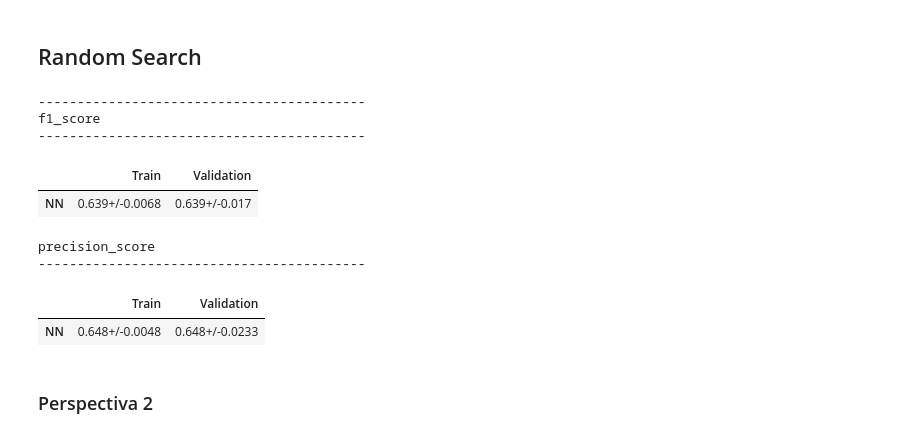
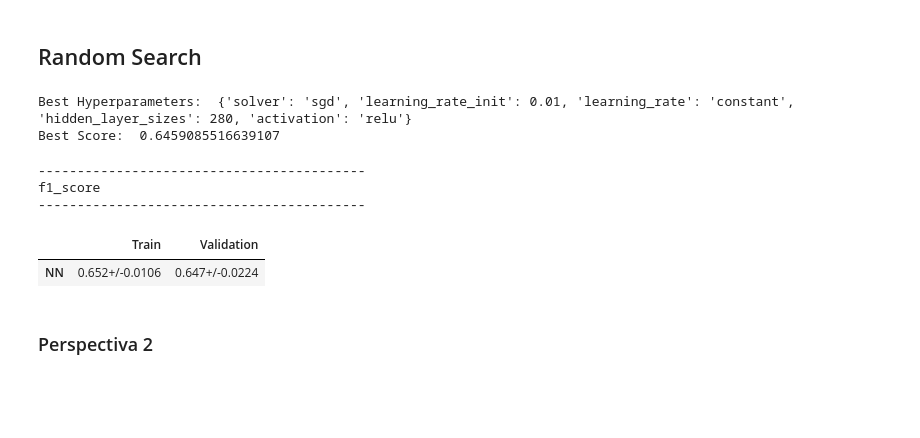
Before and after one commit to dalmeida64/NOVAIMS_EDSB25_30, a Jupyter notebook: src/03_Models/0304_Neural_Networks.ipynb, the cells around one changed output. Saved outputs shown, nothing was run; the diff lists cells and outputs as text; code cells hidden in the pictures; blank space fills up the shorter version.

```diff
--- a/src/03_Models/0304_Neural_Networks.ipynb
+++ b/src/03_Models/0304_Neural_Networks.ipynb
@@ -140,22 +162,30 @@ point_plot(results_train, results_val, names)
+# %%
+random_search.fit(X_data, y_data)
+
+# Print the best hyperparameters and corresponding score
+print("Best Hyperparameters: ", random_search.best_params_)
+print("Best Score: ", random_search.best_score_)
+# %% [output]
+Best Hyperparameters:  {'solver': 'sgd', 'learning_rate_init': 0.01, 'learning_rate': 'constant', 'hidden_layer_sizes': 280, 'activation': 'relu'}
+Best Score:  0.6459085516639107
+# %%
+final_model_nn = MLPClassifier(activation = 'relu',
+                               hidden_layer_sizes = (280),
+                               learning_rate = 'constant',
+                               learning_rate_init = 0.01,
+                               solver = 'sgd', max_iter = 2000, random_state = 99)
 # %%
 df_all = pd.DataFrame(columns = ['Train','Validation'], index = ['NN'])
 print('------------------------------------------')
 print('f1_score')
 print('------------------------------------------')
 display(show_results(df_all, df_1,f1_score, final_model_nn))
-print('precision_score')
-print('------------------------------------------')
-display(show_results(df_all, df_1,precision_score, final_model_nn))
 # %% [output]
 ------------------------------------------
 f1_score
 ------------------------------------------
 |  | Train | Validation |
-| NN | 0.639+/-0.0068 | 0.639+/-0.017 |
+| NN | 0.652+/-0.0106 | 0.647+/-0.0224 |
-precision_score
-------------------------------------------
-|  | Train | Validation |
-| NN | 0.648+/-0.0048 | 0.648+/-0.0233 |
 # %% [markdown]
 ### Perspectiva 2
 # %%
```
Also changed, not shown: parts of 16 cells of this notebook.
